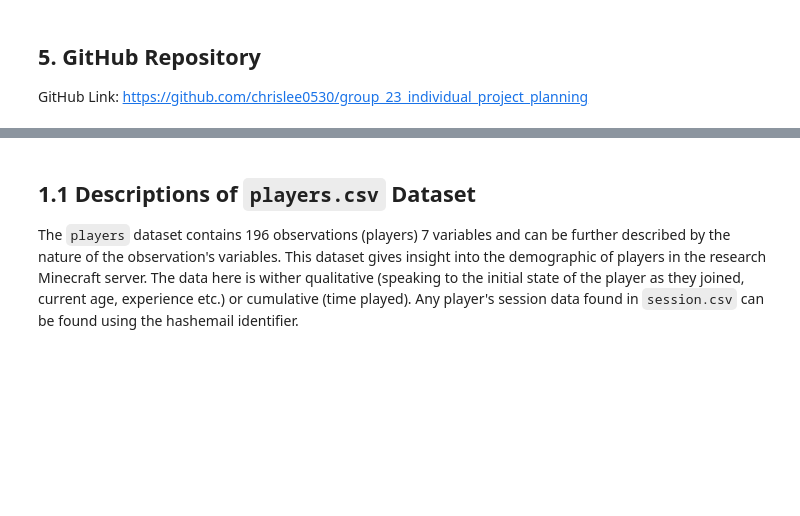
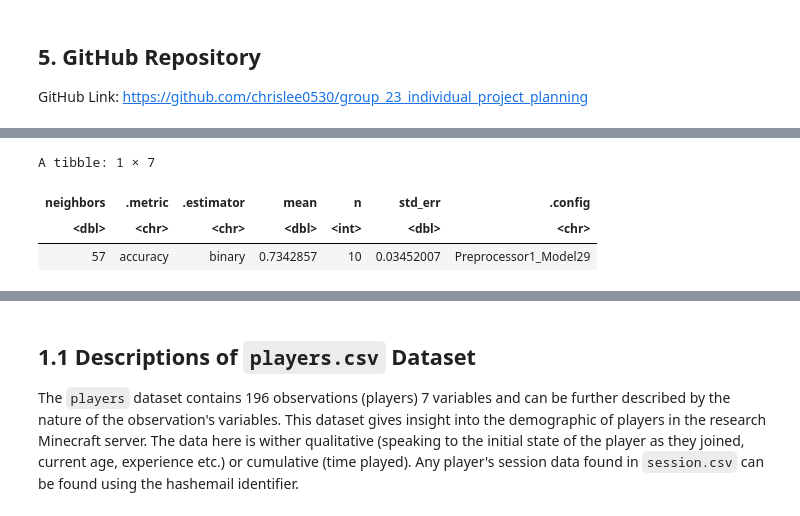
Before and after one commit to chrislee0530/group_23_project_final_report, a Jupyter notebook: group_23_project_final_report.ipynb, the cells around one changed output, grey strips where cells are left out. Cells and saved outputs as stored; diff of their text form; code cells hidden in the pictures; blank space fills up the shorter version.

```diff
--- a/group_23_project_final_report.ipynb
+++ b/group_23_project_final_report.ipynb
@@ -327,0 +322,10 @@ k = 7
+# %%
+best_k <- players_results |>
+        arrange(desc(mean)) |>
+        head(1)
+best_k
+# %% [output]
+A tibble: 1 × 7
+| neighbors | .metric | .estimator | mean | n | std_err | .config |
+| <dbl> | <chr> | <chr> | <dbl> | <int> | <dbl> | <chr> |
+| 57 | accuracy | binary | 0.7342857 | 10 | 0.03452007 | Preprocessor1_Model29 |
```
Also changed, not shown: parts of 15 cells of this notebook.
